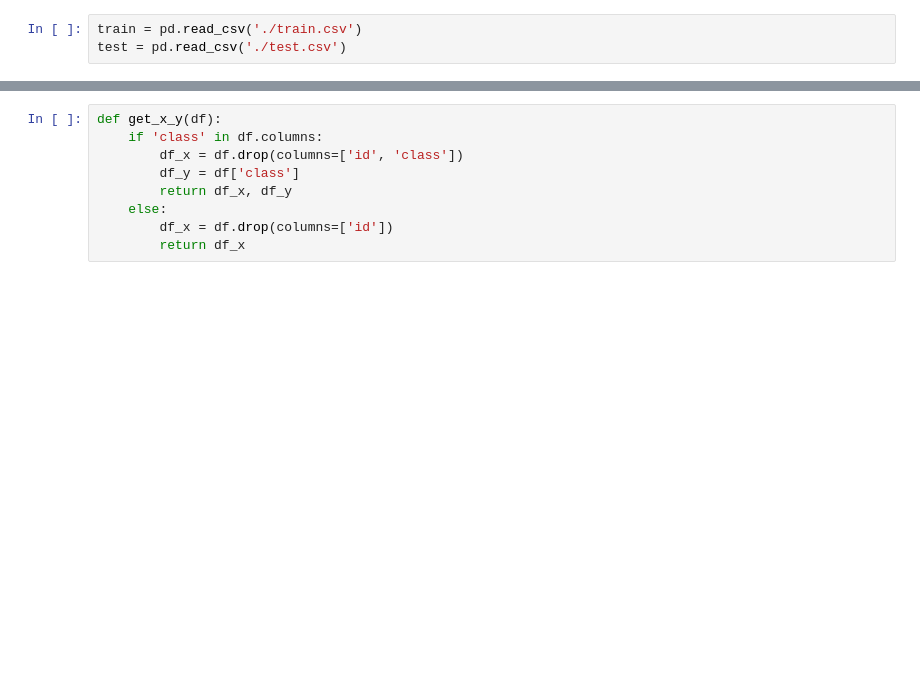
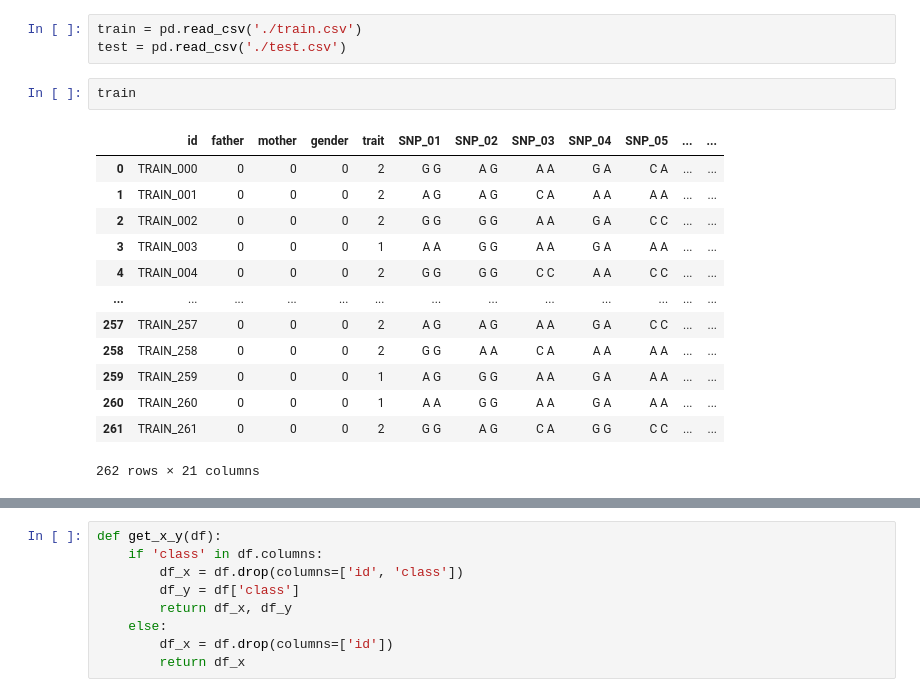
Before and after one commit to Jonghyun-Park1027/Competition, a Jupyter notebook: 유전자분류/[Baseline]_Label-Encoding + Random Forest 활용.ipynb, the cells around one changed output, grey strips where cells are left out. Drawn from its saved outputs; the diff is of its cells as text; blank space fills up the shorter version.

```diff
--- a/유전자분류/[Baseline]_Label-Encoding + Random Forest 활용.ipynb
+++ b/유전자분류/[Baseline]_Label-Encoding + Random Forest 활용.ipynb
@@ -22,3 +23,19 @@ seed_everything(CFG.SEED) # Seed 고정
 # %%
 train = pd.read_csv('./train.csv')
 test = pd.read_csv('./test.csv')
+# %%
+train
+# %% [output]
+|  | id | father | mother | gender | trait | SNP_01 | SNP_02 | SNP_03 | SNP_04 | SNP_05 | ... | ... |
+| 0 | TRAIN_000 | 0 | 0 | 0 | 2 | G G | A G | A A | G A | C A | ... | ... |
+| 1 | TRAIN_001 | 0 | 0 | 0 | 2 | A G | A G | C A | A A | A A | ... | ... |
+| 2 | TRAIN_002 | 0 | 0 | 0 | 2 | G G | G G | A A | G A | C C | ... | ... |
+| 3 | TRAIN_003 | 0 | 0 | 0 | 1 | A A | G G | A A | G A | A A | ... | ... |
+| 4 | TRAIN_004 | 0 | 0 | 0 | 2 | G G | G G | C C | A A | C C | ... | ... |
+| ... | ... | ... | ... | ... | ... | ... | ... | ... | ... | ... | ... | ... |
+| 257 | TRAIN_257 | 0 | 0 | 0 | 2 | A G | A G | A A | G A | C C | ... | ... |
+| 258 | TRAIN_258 | 0 | 0 | 0 | 2 | G G | A A | C A | A A | A A | ... | ... |
+| 259 | TRAIN_259 | 0 | 0 | 0 | 1 | A G | G G | A A | G A | A A | ... | ... |
+| 260 | TRAIN_260 | 0 | 0 | 0 | 1 | A A | G G | A A | G A | A A | ... | ... |
+| 261 | TRAIN_261 | 0 | 0 | 0 | 2 | G G | A G | C A | G G | C C | ... | ... |
+262 rows × 21 columns
```
Also changed, not shown: parts of 5 cells of this notebook, 3 other files.
